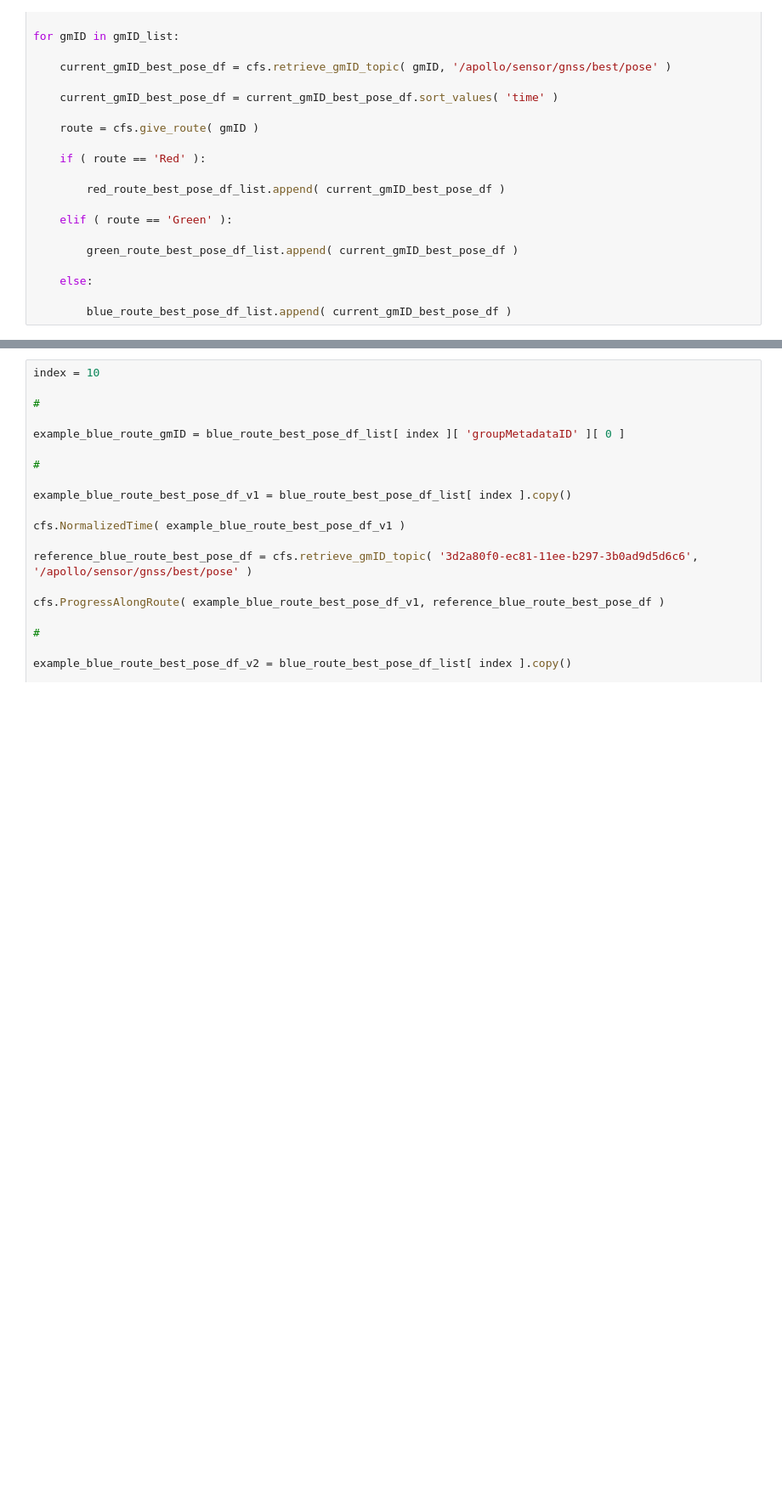
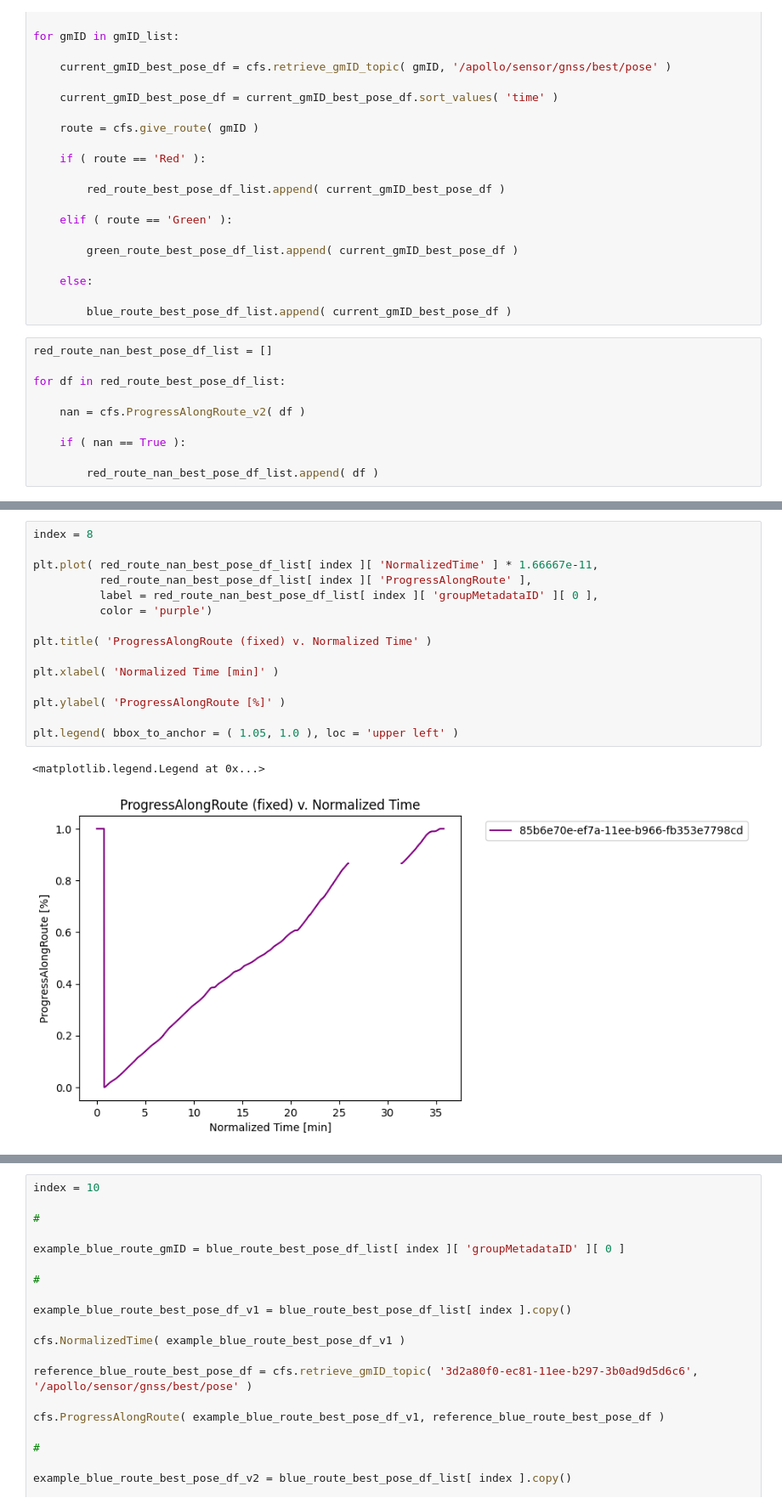
Before and after one commit to vHepp/TDMprivate, a Jupyter notebook: code/Unfinished Code/Testing_ProgressAlongRoute_v2.ipynb, the cells around one changed output, grey strips where cells are left out. Shown at 85% size. Drawn from its saved outputs; the diff is of its cells as text; blank space fills up the shorter version.

Commit message:
new calc fields and plots

```diff
--- a/code/Unfinished Code/Testing_ProgressAlongRoute_v2.ipynb
+++ b/code/Unfinished Code/Testing_ProgressAlongRoute_v2.ipynb
@@ -54,3 +54,13 @@ for gmID in gmID_list:
     else:
 
         blue_route_best_pose_df_list.append( current_gmID_best_pose_df )
+# %%
+red_route_nan_best_pose_df_list = []
+
+for df in red_route_best_pose_df_list:
+
+    nan = cfs.ProgressAlongRoute_v2( df )
+
+    if ( nan == True ):
+
+        red_route_nan_best_pose_df_list.append( df )
@@ -56,0 +92,18 @@ for gmID in gmID_list:
+# %%
+index = 8
+
+plt.plot( red_route_nan_best_pose_df_list[ index ][ 'NormalizedTime' ] * 1.66667e-11,
+          red_route_nan_best_pose_df_list[ index ][ 'ProgressAlongRoute' ],
+          label = red_route_nan_best_pose_df_list[ index ][ 'groupMetadataID' ][ 0 ],
+          color = 'purple')
+
+plt.title( 'ProgressAlongRoute (fixed) v. Normalized Time' )
+
+plt.xlabel( 'Normalized Time [min]' )
+
+plt.ylabel( 'ProgressAlongRoute [%]' )
+
+plt.legend( bbox_to_anchor = ( 1.05, 1.0 ), loc = 'upper left' )
+# %% [output]
+<matplotlib.legend.Legend at 0x...>
+[figure, added]
```
Also changed, not shown: parts of 10 cells of this notebook, 7 other files.
